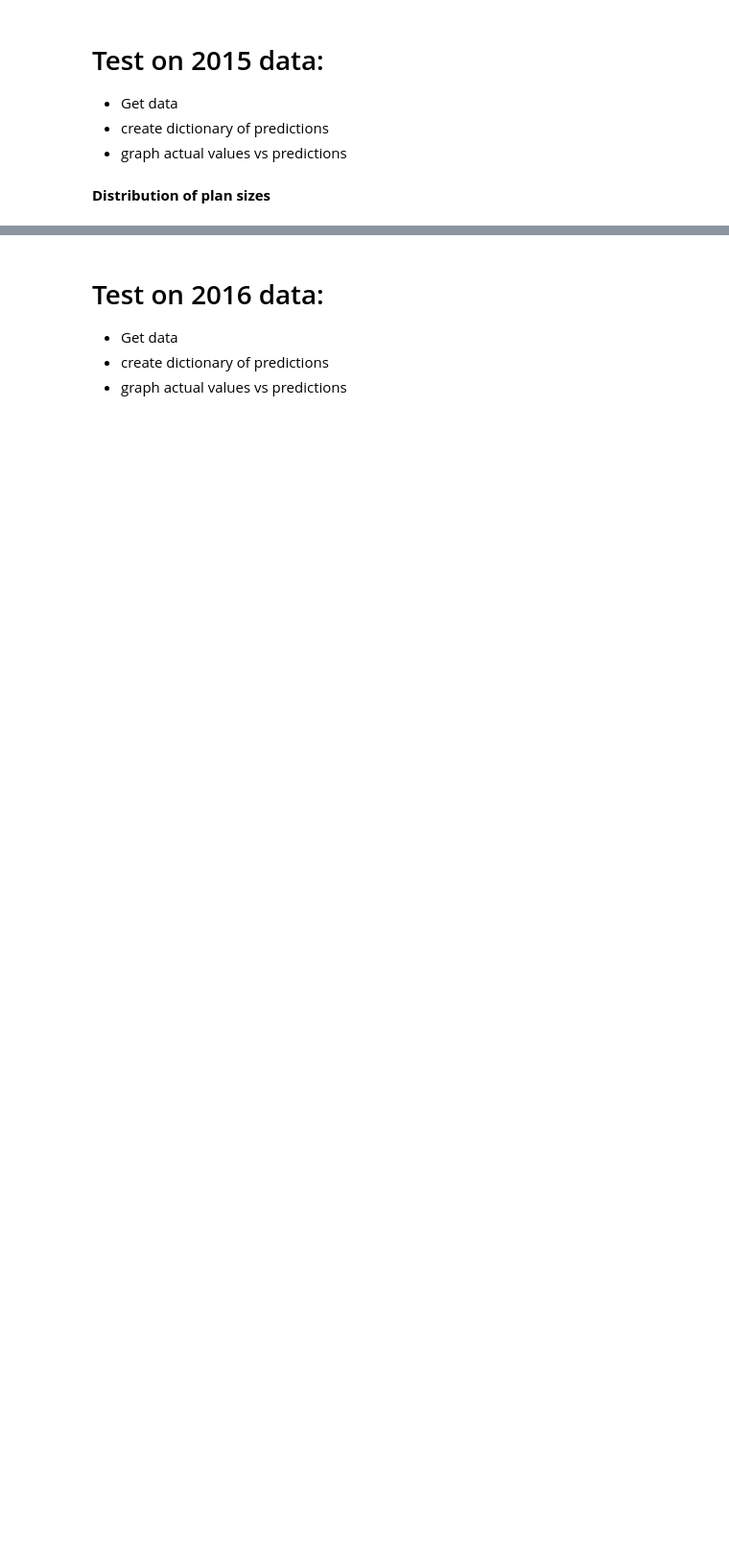
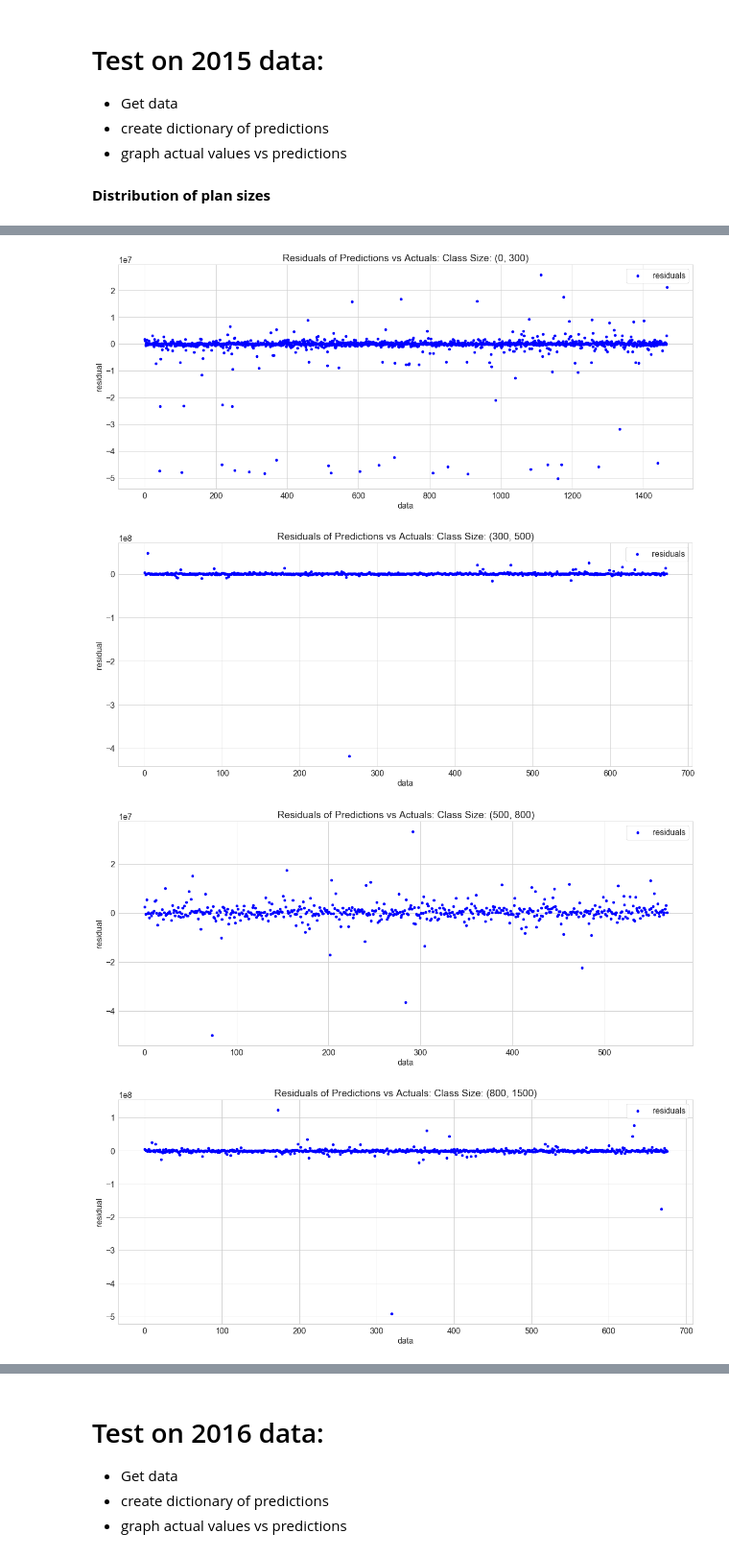
Before and after one commit to LindseyMoser/DSI_Capstone_B, a Jupyter notebook: 1_Data/Model_RegressionTree_PlanSizeSplit.ipynb, the cells around one changed output, grey strips where cells are left out. Shown at 96% size. Saved outputs shown, nothing was run; the diff lists cells and outputs as text; code cells hidden in the pictures; blank space fills up the shorter version.

```diff
--- a/1_Data/Model_RegressionTree_PlanSizeSplit.ipynb
+++ b/1_Data/Model_RegressionTree_PlanSizeSplit.ipynb
@@ -114,0 +128,10 @@ for i in partition_list:
+# %%
+for i in partition_list:
+    y_true = partitioned_dict_of_df_15[i][1]
+    y_pred = predict_dict_15[i]
+    plot_residuals(y_true, y_pred, i)
+# %% [output]
+[figure, added]
+[figure, added]
+[figure, added]
+[figure, added]
```
Also changed, not shown: parts of 24 cells of this notebook, 2 other files.
